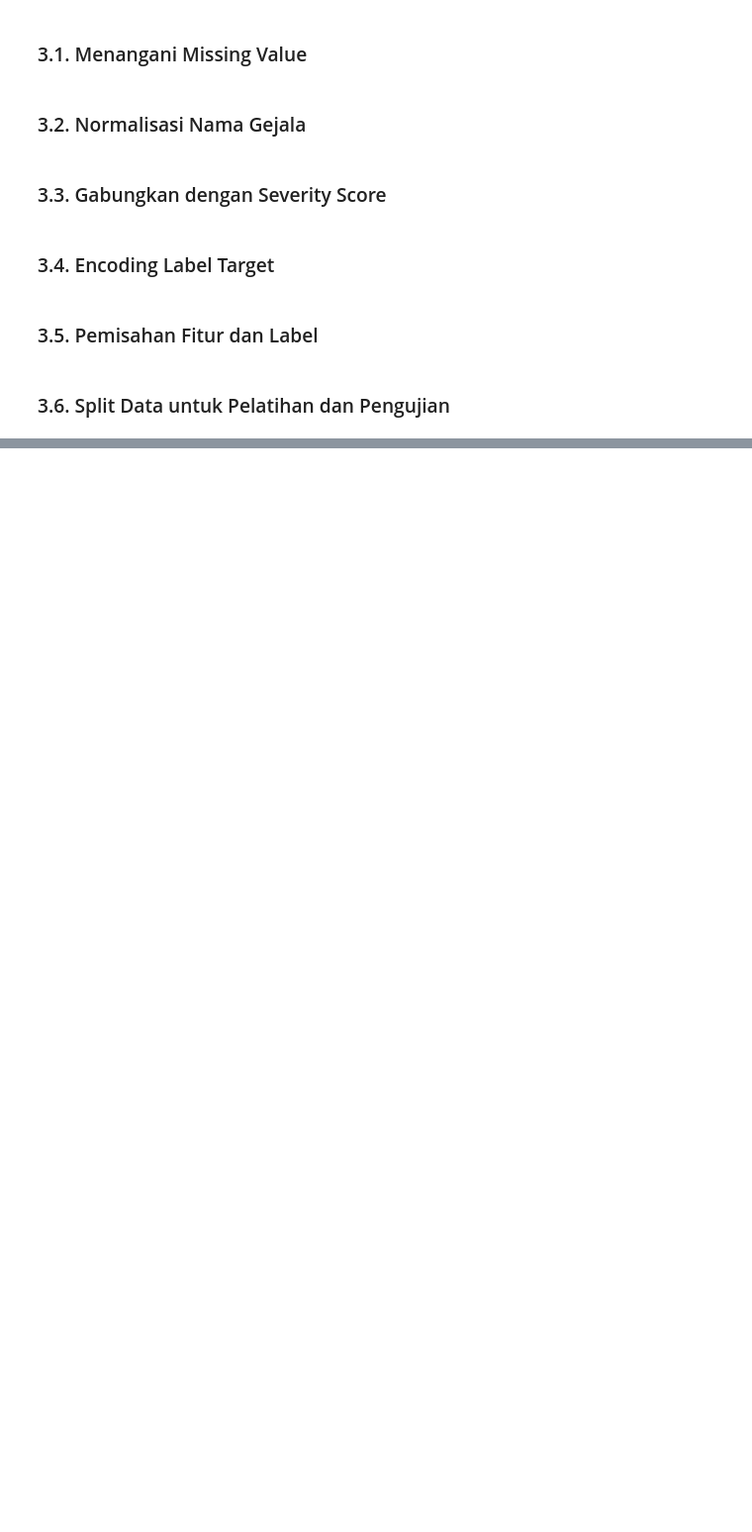
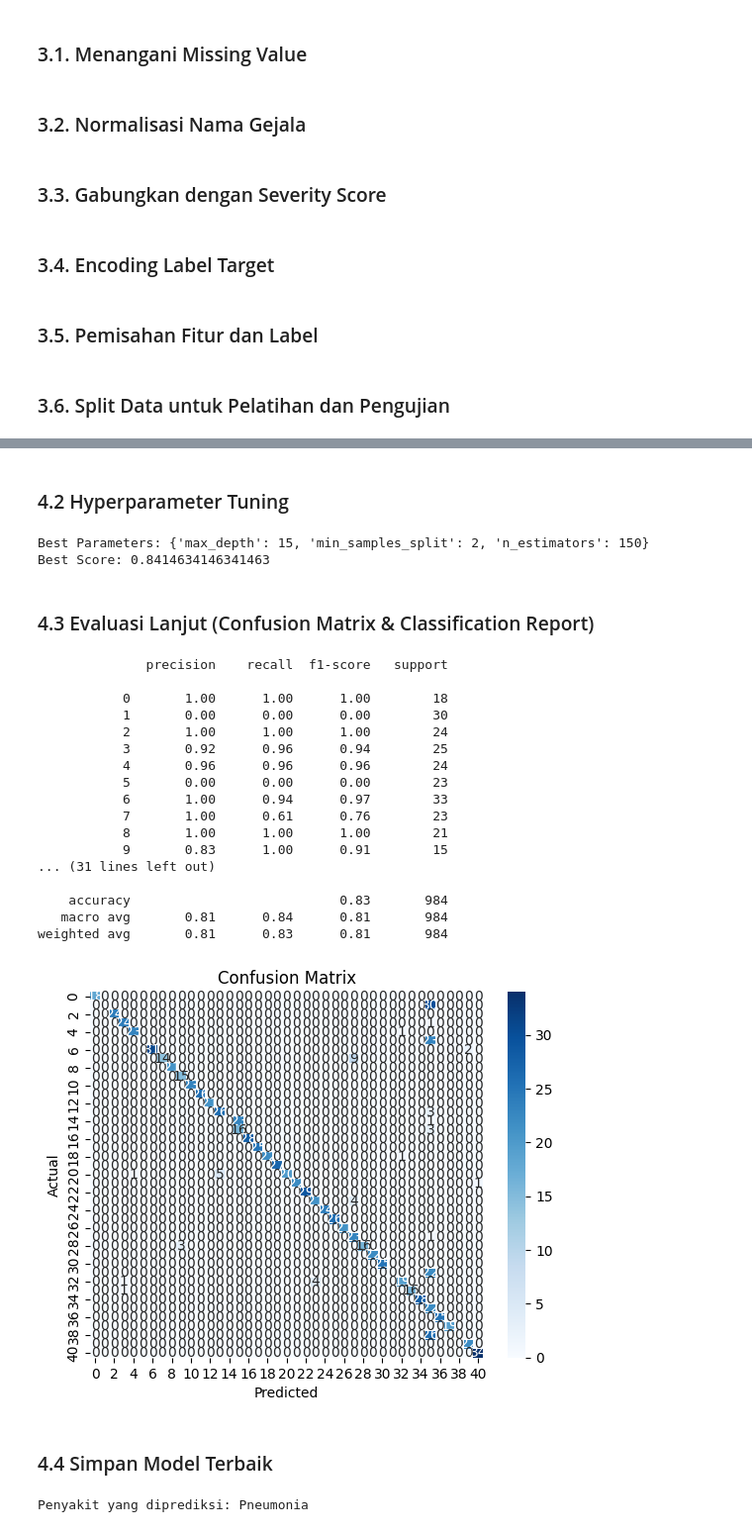
Before and after one commit to capstone-LAI25-RM099/diagnosa-predict-model, a Jupyter notebook: notebook.ipynb, the cells around one changed output, grey strips where cells are left out. Shown at 99% size. Cells and saved outputs as stored; diff of their text form; code cells hidden in the pictures; blank space fills up the shorter version.

```diff
--- a/notebook.ipynb
+++ b/notebook.ipynb
@@ -178,0 +209,59 @@ X_train, X_test, y_train, y_test = train_test_split(X, y, test_size=0.2, random_
+# %% [markdown]
+### 4.2 Hyperparameter Tuning
+# %%
+from sklearn.model_selection import GridSearchCV
+
+param_grid = {
+    'n_estimators': [50, 100, 150],
+    'max_depth': [5, 10, 15],
+    'min_samples_split': [2, 5, 10]
+}
+
+grid_search = GridSearchCV(RandomForestClassifier(), param_grid, cv=3, scoring='accuracy')
+grid_search.fit(X_train, y_train)
+
+print("Best Parameters:", grid_search.best_params_)
+print("Best Score:", grid_search.best_score_)
+# %% [output]
+Best Parameters: {'max_depth': 15, 'min_samples_split': 2, 'n_estimators': 150}
+Best Score: 0.8414634146341463
+# %%
+best_rf = grid_search.best_estimator_
+# %% [markdown]
+### 4.3 Evaluasi Lanjut (Confusion Matrix & Classification Report)
+# %%
+from sklearn.metrics import classification_report, confusion_matrix
+import seaborn as sns
+import matplotlib.pyplot as plt
+
+y_pred = best_rf.predict(X_test)
+
+print(classification_report(y_test, y_pred))
+
+cm = confusion_matrix(y_test, y_pred)
+sns.heatmap(cm, annot=True, fmt='d', cmap='Blues')
+plt.xlabel("Predicted")
+plt.ylabel("Actual")
+plt.title("Confusion Matrix")
+plt.show()
+# %% [output]
+              precision    recall  f1-score   support
+
+           0       1.00      1.00      1.00        18
+           1       0.00      0.00      0.00        30
+           2       1.00      1.00      1.00        24
+           3       0.92      0.96      0.94        25
+           4       0.96      0.96      0.96        24
+           5       0.00      0.00      0.00        23
+           6       1.00      0.94      0.97        33
+           7       1.00      0.61      0.76        23
+           8       1.00      1.00      1.00        21
+           9       0.83      1.00      0.91        15
+... (31 lines left out)
+
+    accuracy                           0.83       984
+   macro avg       0.81      0.84      0.81       984
+weighted avg       0.81      0.83      0.81       984
+[figure, added]
+# %% [markdown]
+### 4.4 Simpan Model Terbaik
@@ -178,0 +299,7 @@ X_train, X_test, y_train, y_test = train_test_split(X, y, test_size=0.2, random_
+# %%
+# Contoh penggunaan:
+gejala_pengguna = ['headache', 'fatigue', 'vomiting', 'nausea', 'dizziness', 'cough', 'fever']
+hasil_prediksi = predict_disease_from_symptoms(gejala_pengguna)
+print("Penyakit yang diprediksi:", hasil_prediksi)
+# %% [output]
+Penyakit yang diprediksi: Pneumonia
```
Also changed, not shown: parts of 6 cells of this notebook, 4 other files.
